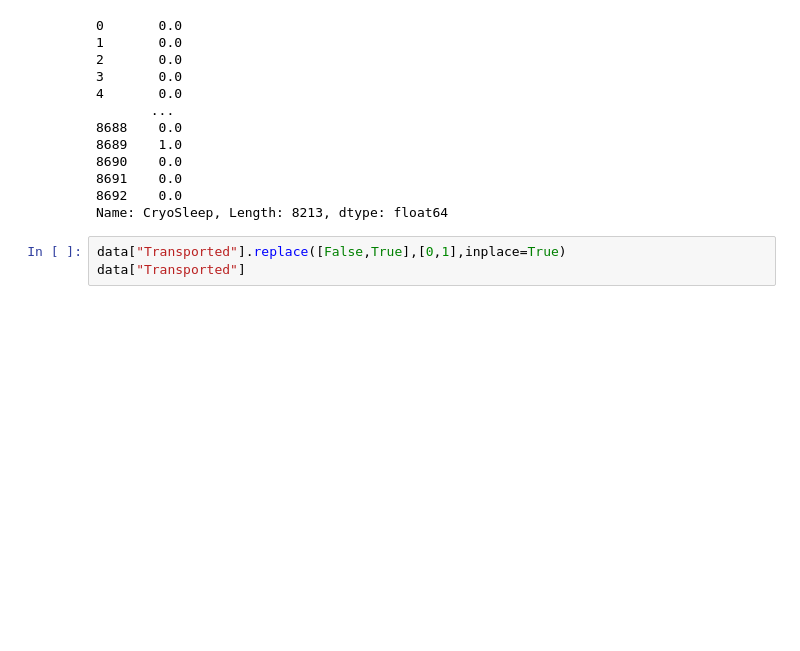
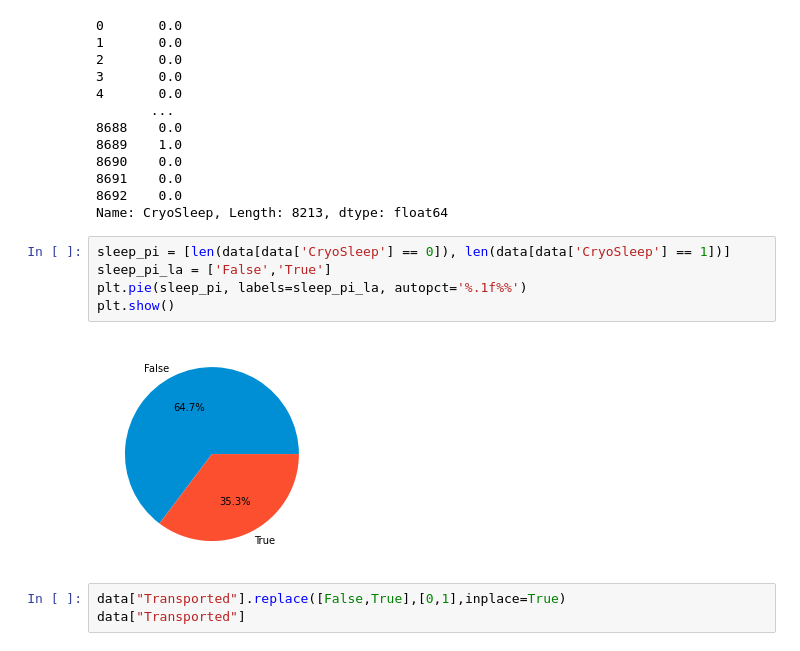
Before and after one commit to woojinhong03/My_Study_In_2022, a Jupyter notebook: spaceship.ipynb, the cells around one changed output. Cells and saved outputs as stored; diff of their text form; blank space fills up the shorter version.

```diff
--- a/spaceship.ipynb
+++ b/spaceship.ipynb
@@ -117,6 +130,13 @@ data["CryoSleep"]
 8691    0.0
 8692    0.0
 Name: CryoSleep, Length: 8213, dtype: float64
+# %%
+sleep_pi = [len(data[data['CryoSleep'] == 0]), len(data[data['CryoSleep'] == 1])]
+sleep_pi_la = ['False','True']
+plt.pie(sleep_pi, labels=sleep_pi_la, autopct='%.1f%%')
+plt.show()
+# %% [output]
+[figure, added]
 # %%
 data["Transported"].replace([False,True],[0,1],inplace=True)
 data["Transported"]
```
Also changed, not shown: parts of 12 cells of this notebook.
